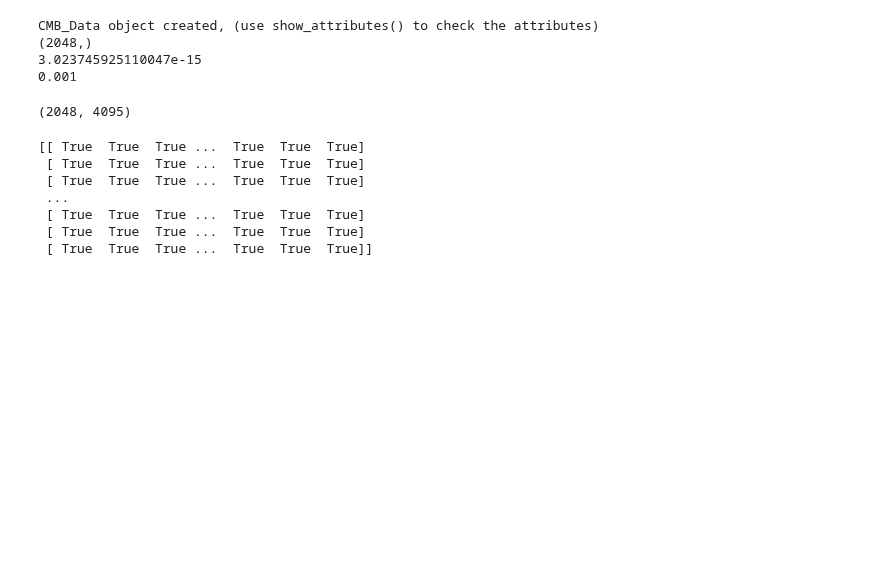
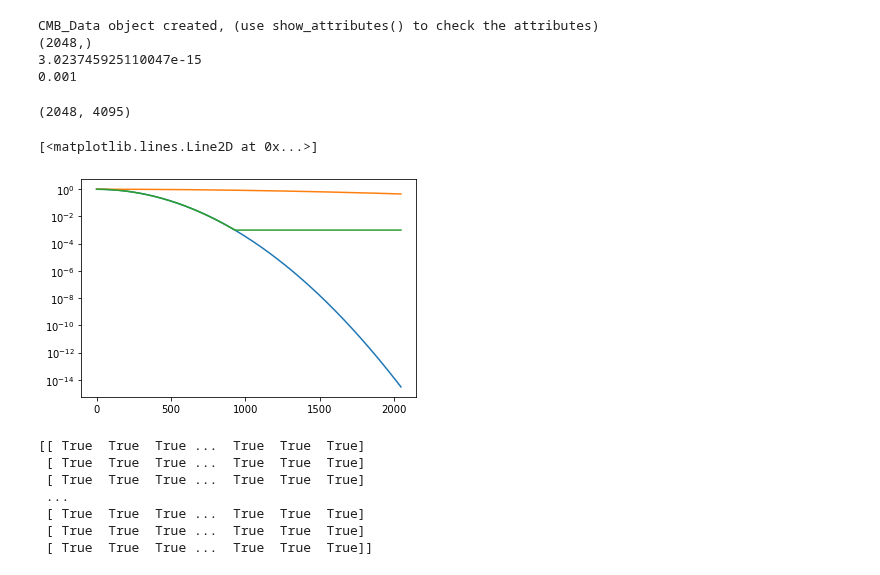
Before and after one commit to CodefromMax/CMB_plot, a Jupyter notebook: code/beam_deconvolution_30_complex.ipynb, the cells around one changed output. Cells and saved outputs as stored; diff of their text form; code cells hidden in the pictures; blank space fills up the shorter version.

```diff
--- a/code/beam_deconvolution_30_complex.ipynb
+++ b/code/beam_deconvolution_30_complex.ipynb
@@ -56,3 +56,12 @@ CMB_Data object created, (use show_attributes() to check the attributes)
 3.023745925110047e-15
 0.001
 (2048, 4095)
+# %%
+plt.plot(bl)
+# plt.yscale('log')
+plt.plot(Standard_bl)
+plt.yscale('log')
+plt.plot(thresholded_bl)
+# %% [output]
+[<matplotlib.lines.Line2D at 0x...>]
+[figure, added]
```
Also changed, not shown: parts of 2 cells of this notebook, 8 other files.
